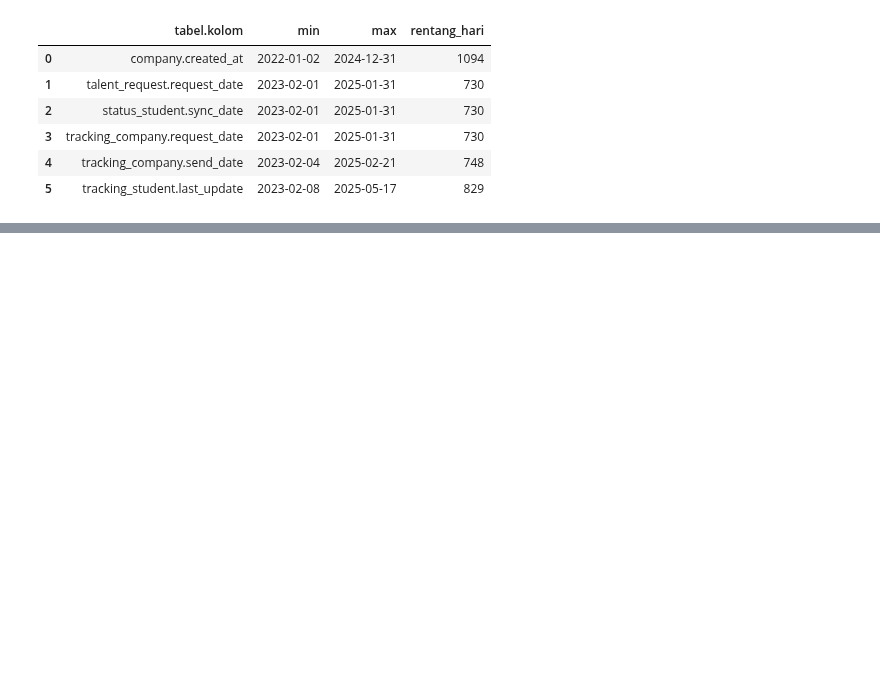
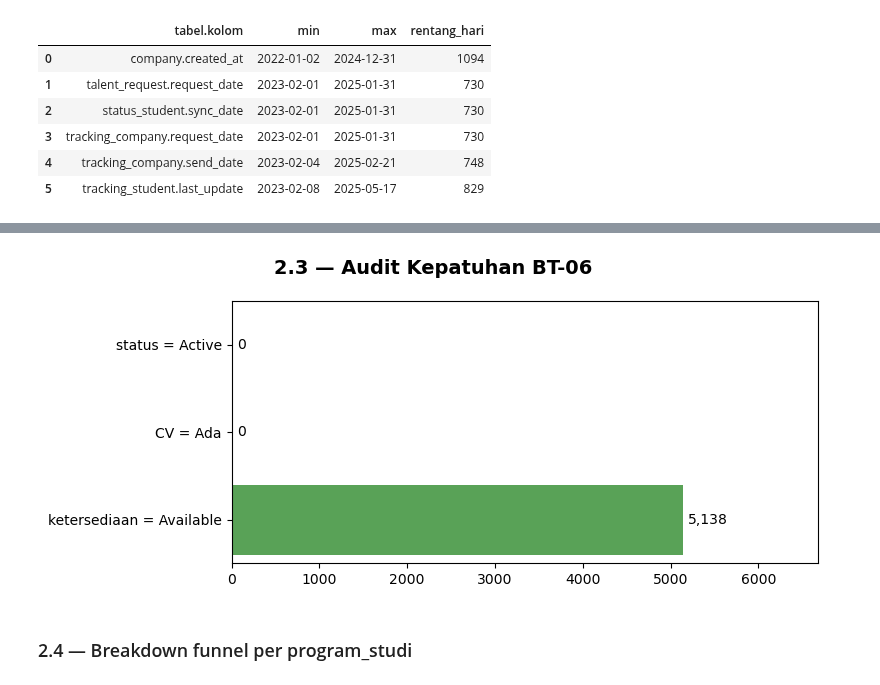
Before and after one commit to zzdf5/ssf-ssdc26-kataedward, a Jupyter notebook: notebooks/02_eda.ipynb, the cells around one changed output, grey strips where cells are left out. Drawn from its saved outputs; the diff is of its cells as text; code cells hidden in the pictures; blank space fills up the shorter version.

```diff
--- a/notebooks/02_eda.ipynb
+++ b/notebooks/02_eda.ipynb
@@ -519,0 +771,28 @@ date_summary
+# %%
+fig, ax = plt.subplots(figsize=(8, 3.5))
+fig.suptitle("2.3 — Audit Kepatuhan BT-06", fontsize=14, fontweight="bold")
+
+sns.barplot(
+    data=audit_df,
+    x="jumlah_pelanggaran",
+    y="syarat",
+    hue="syarat",
+    palette="Set1",
+    legend=False,
+    ax=ax,
+)
+
+ax.set_xlabel("")
+ax.set_ylabel("")
+ax.set_xlim(0, max(audit_df["jumlah_pelanggaran"].max() * 1.3, 100))
+
+for container in ax.containers:
+    labels_txt = [f"{v:,.0f}" for v in container.datavalues]
+    ax.bar_label(container, labels=labels_txt, padding=4, fontsize=10)
+
+plt.tight_layout()
+plt.show()
+# %% [output]
+[figure, added]
+# %% [markdown]
+### 2.4 — Breakdown funnel per program_studi
```
Also changed, not shown: parts of 24 cells of this notebook, 2 other files.
